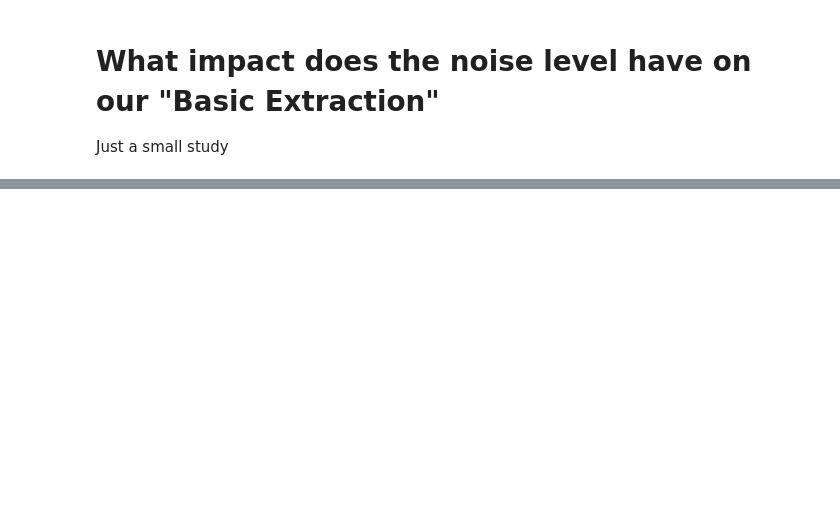
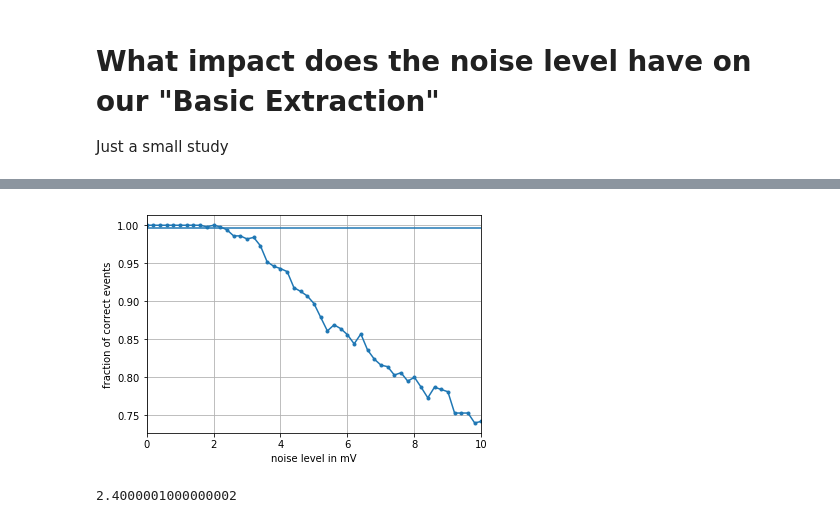
Before and after one commit to dneise/drs_amplitude_calib, a Jupyter notebook: noisel_level_implications.ipynb, the cells around one changed output, grey strips where cells are left out. Drawn from its saved outputs; the diff is of its cells as text; code cells hidden in the pictures; blank space fills up the shorter version.

```diff
--- a/noisel_level_implications.ipynb
+++ b/noisel_level_implications.ipynb
@@ -92,0 +91,15 @@ None
+# %%
+(df.groupby('noise').correct.mean()).plot(marker='.')
+plt.grid()
+plt.axhline(fraction_of_events_to_be_correct)
+plt.ylabel('fraction of correct events')
+plt.xlabel('noise level in mV')
+None
+# %% [output]
+[figure, added]
+# %%
+noise_groups = df.groupby('noise').count().index
+A=df.groupby('noise').correct.mean() < fraction_of_events_to_be_correct
+noise_groups[A].min()
+# %% [output]
+2.4000001000000002
```
Also changed, not shown: parts of 16 cells of this notebook.
